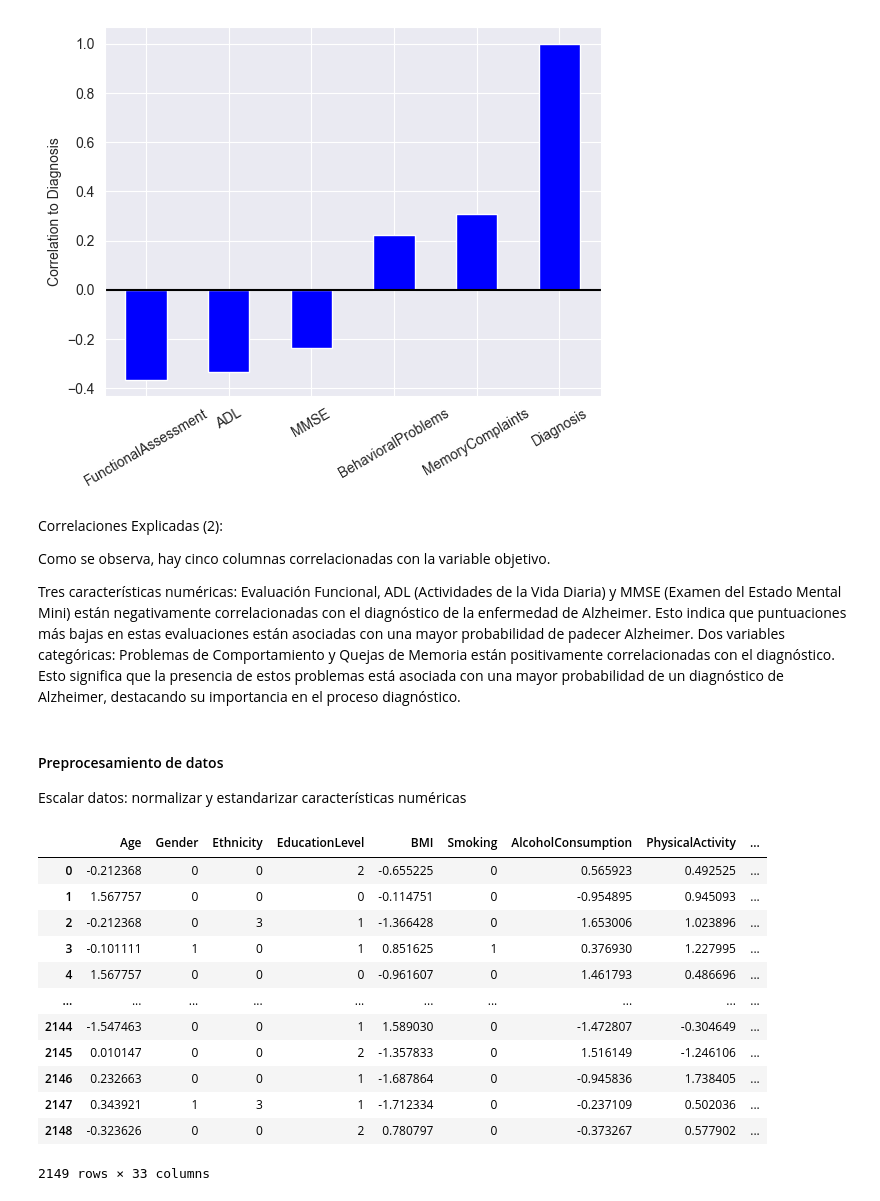
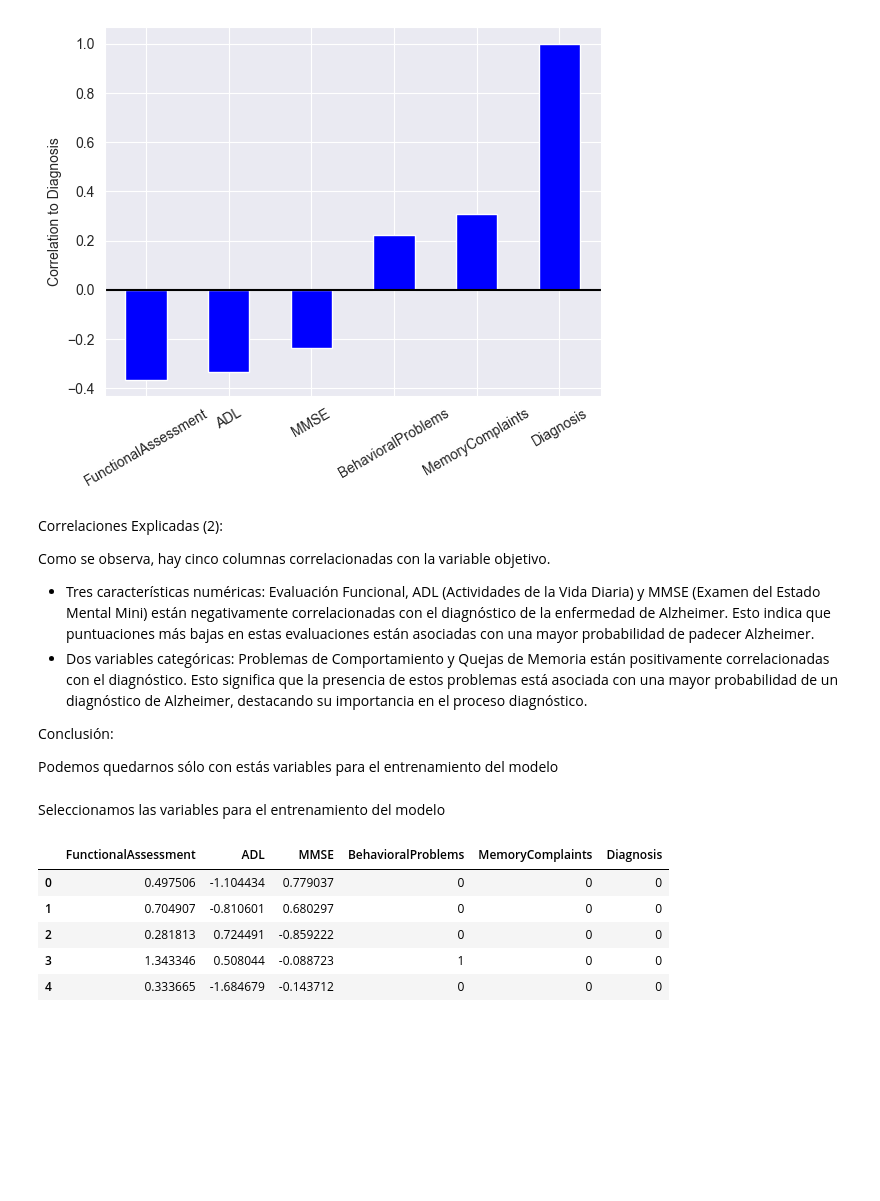
Before and after one commit to EmmaMontalbanA/AlzCare-AI, a Jupyter notebook: AlzCare-AI/notebooks/exploratory_data_analysis.ipynb, the cells around one changed output. Cells and saved outputs as stored; diff of their text form; code cells hidden in the pictures; blank space fills up the shorter version.

```diff
--- a/AlzCare-AI/notebooks/exploratory_data_analysis.ipynb
+++ b/AlzCare-AI/notebooks/exploratory_data_analysis.ipynb
@@ -543,10 +518,12 @@ Correlaciones Explicadas (2):
 
 Como se observa, hay cinco columnas correlacionadas con la variable objetivo.
 
-Tres características numéricas: Evaluación Funcional, ADL (Actividades de la Vida Diaria) y MMSE (Examen del Estado Mental Mini) están negativamente correlacionadas con el diagnóstico de la enfermedad de Alzheimer. Esto indica que puntuaciones más bajas en estas evaluaciones están asociadas con una mayor probabilidad de padecer Alzheimer. Dos variables categóricas: Problemas de Comportamiento y Quejas de Memoria están positivamente correlacionadas con el diagnóstico. Esto significa que la presencia de estos problemas está asociada con una mayor probabilidad de un diagnóstico de Alzheimer, destacando su importancia en el proceso diagnóstico.
+- Tres características numéricas: Evaluación Funcional, ADL (Actividades de la Vida Diaria) y MMSE (Examen del Estado Mental Mini) están negativamente correlacionadas con el diagnóstico de la enfermedad de Alzheimer. Esto indica que puntuaciones más bajas en estas evaluaciones están asociadas con una mayor probabilidad de padecer Alzheimer.
+- Dos variables categóricas: Problemas de Comportamiento y Quejas de Memoria están positivamente correlacionadas con el diagnóstico. Esto significa que la presencia de estos problemas está asociada con una mayor probabilidad de un diagnóstico de Alzheimer, destacando su importancia en el proceso diagnóstico.
+
+Conclusión:
+
+Podemos quedarnos sólo con estás variables para el entrenamiento del modelo
-# %% [markdown]
-#### Preprocesamiento de datos
-Escalar datos: normalizar y estandarizar características numéricas
 # %%
 from sklearn.preprocessing import MinMaxScaler, StandardScaler
 
@@ -562,16 +537,16 @@ df.to_csv('../data/processed/alzheimer_proc.csv')
-# %%
-df
-# %% [output]
-|  | Age | Gender | Ethnicity | EducationLevel | BMI | Smoking | AlcoholConsumption | PhysicalActivity | ... |
-| 0 | -0.212368 | 0 | 0 | 2 | -0.655225 | 0 | 0.565923 | 0.492525 | ... |
-| 1 | 1.567757 | 0 | 0 | 0 | -0.114751 | 0 | -0.954895 | 0.945093 | ... |
-| 2 | -0.212368 | 0 | 3 | 1 | -1.366428 | 0 | 1.653006 | 1.023896 | ... |
-| 3 | -0.101111 | 1 | 0 | 1 | 0.851625 | 1 | 0.376930 | 1.227995 | ... |
-| 4 | 1.567757 | 0 | 0 | 0 | -0.961607 | 0 | 1.461793 | 0.486696 | ... |
-| ... | ... | ... | ... | ... | ... | ... | ... | ... | ... |
-| 2144 | -1.547463 | 0 | 0 | 1 | 1.589030 | 0 | -1.472807 | -0.304649 | ... |
-| 2145 | 0.010147 | 0 | 0 | 2 | -1.357833 | 0 | 1.516149 | -1.246106 | ... |
-| 2146 | 0.232663 | 0 | 0 | 1 | -1.687864 | 0 | -0.945836 | 1.738405 | ... |
-| 2147 | 0.343921 | 1 | 3 | 1 | -1.712334 | 0 | -0.237109 | 0.502036 | ... |
-| 2148 | -0.323626 | 0 | 0 | 2 | 0.780797 | 0 | -0.373267 | 0.577902 | ... |
-2149 rows × 33 columns
+# %% [markdown]
+Seleccionamos las variables para el entrenamiento del modelo
+# %%
+# Selecciona las columnas deseadas
+selected_columns = ['FunctionalAssessment', 'ADL', 'MMSE', 'BehavioralProblems', 'MemoryComplaints', 'Diagnosis']
+df_selected = df[selected_columns]
+
+# Muestra las primeras filas del nuevo DataFrame para verificar
+df_selected.head()
+# %% [output]
+|  | FunctionalAssessment | ADL | MMSE | BehavioralProblems | MemoryComplaints | Diagnosis |
+| 0 | 0.497506 | -1.104434 | 0.779037 | 0 | 0 | 0 |
+| 1 | 0.704907 | -0.810601 | 0.680297 | 0 | 0 | 0 |
+| 2 | 0.281813 | 0.724491 | -0.859222 | 0 | 0 | 0 |
+| 3 | 1.343346 | 0.508044 | -0.088723 | 1 | 0 | 0 |
+| 4 | 0.333665 | -1.684679 | -0.143712 | 0 | 0 | 0 |
```
Also changed, not shown: parts of 26 cells of this notebook, 13 other files.
